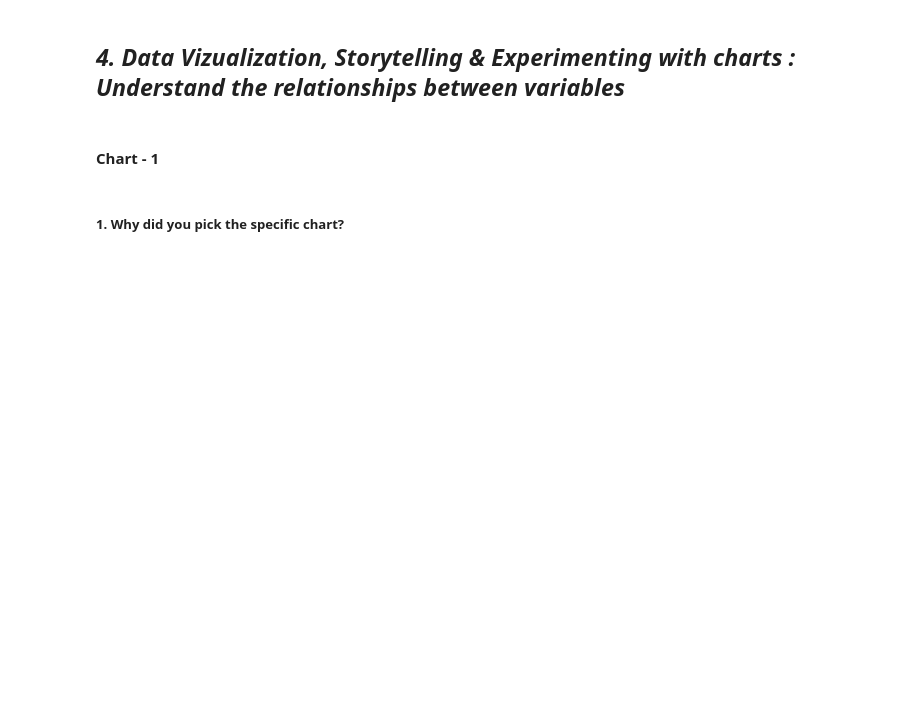
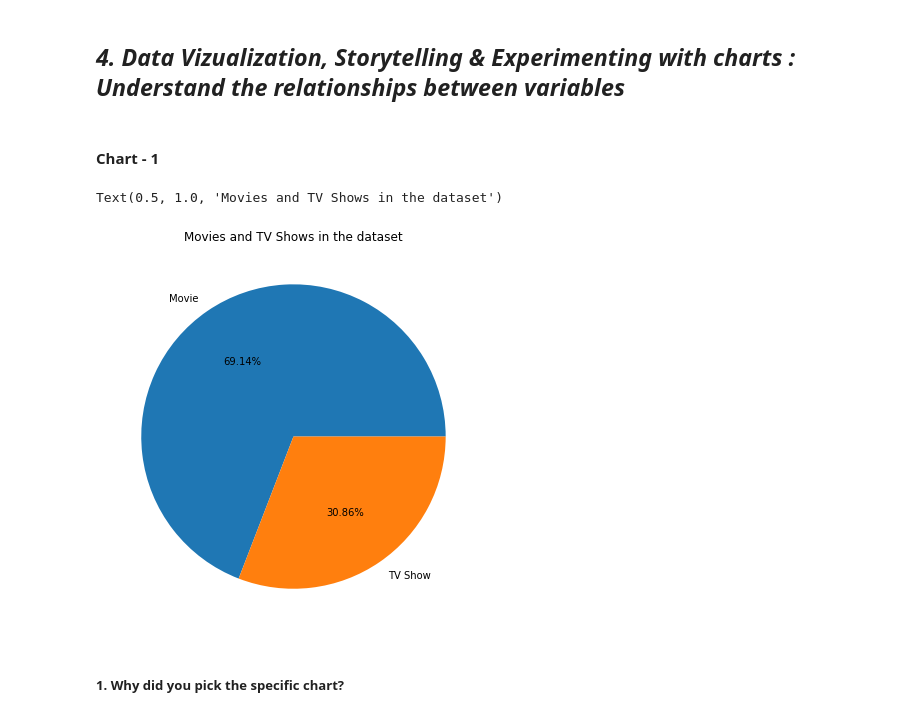
Before and after one commit to avigangarde/Netflix-Movies-and-TV-Shows-Clustering, a Jupyter notebook: Netflix_Movies_and_TV_Shows_Clustering_by_Avinash.ipynb, the cells around one changed output. Cells and saved outputs as stored; diff of their text form; code cells hidden in the pictures; blank space fills up the shorter version.

```diff
--- a/Netflix_Movies_and_TV_Shows_Clustering_by_Avinash.ipynb
+++ b/Netflix_Movies_and_TV_Shows_Clustering_by_Avinash.ipynb
@@ -319,0 +420,3 @@ memory usage: 789.9+ KB
+# %%
+# Splitting the duration column, and changing the datatype to integer
+df['duration'] = df['duration'].apply(lambda x: int(x.split()[0]))
@@ -319,0 +471,5 @@ memory usage: 789.9+ KB
+# %%
+# Typecasting 'date_added' from string to datetime
+df['date_added '] = pd.to_datetime(df['date_added'])
+# %%
+df['date_added'] = pd.to_datetime(df['date_added'], errors='coerce')
@@ -319,0 +481,6 @@ memory usage: 789.9+ KB
+# %%
+# Adding new features month and year of date added and dropping the date_added column
+
+df['month_added'] = df['date_added'].dt.month
+df['year_added'] = df['date_added'].dt.year
+df.drop('date_added', axis=1, inplace=True)
@@ -330,3 +528,13 @@ Answer Here.
+# %%
+# Chart - 1 visualization code
+# Number of Movies and TV Shows in the dataset
+plt.figure(figsize=(7,7))
+df.type.value_counts().plot(kind='pie',autopct='%1.2f%%')
+plt.ylabel('')
+plt.title('Movies and TV Shows in the dataset')
+# %% [output]
+Text(0.5, 1.0, 'Movies and TV Shows in the dataset')
+[figure, added]
 # %% [markdown]
 ##### 1. Why did you pick the specific chart?
 # %% [markdown]
```
Also changed, not shown: parts of 68 cells of this notebook.
